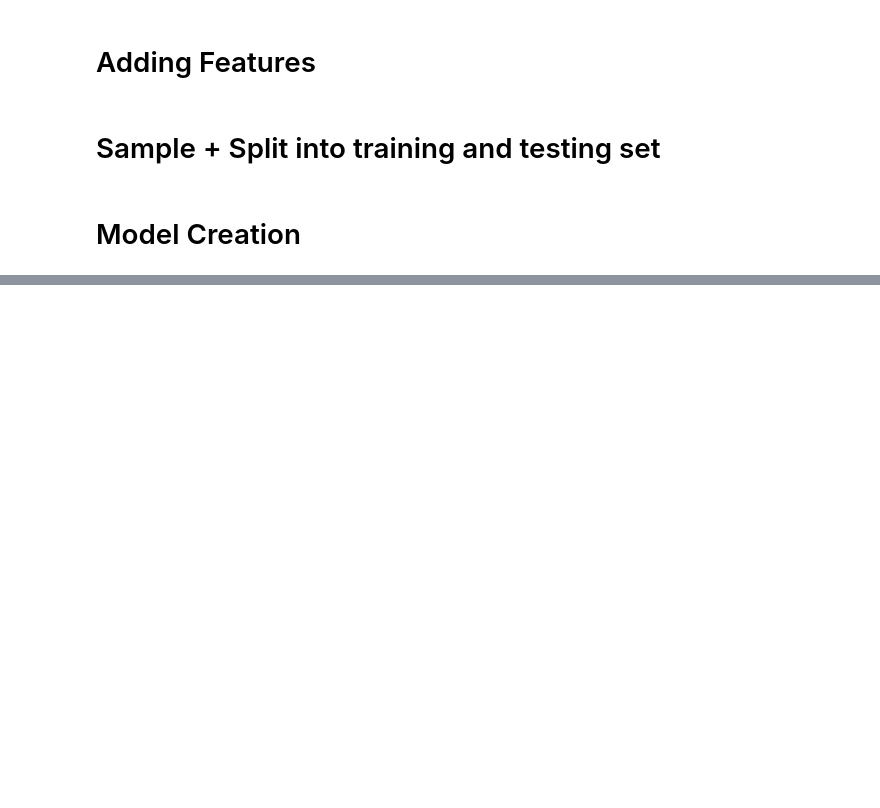
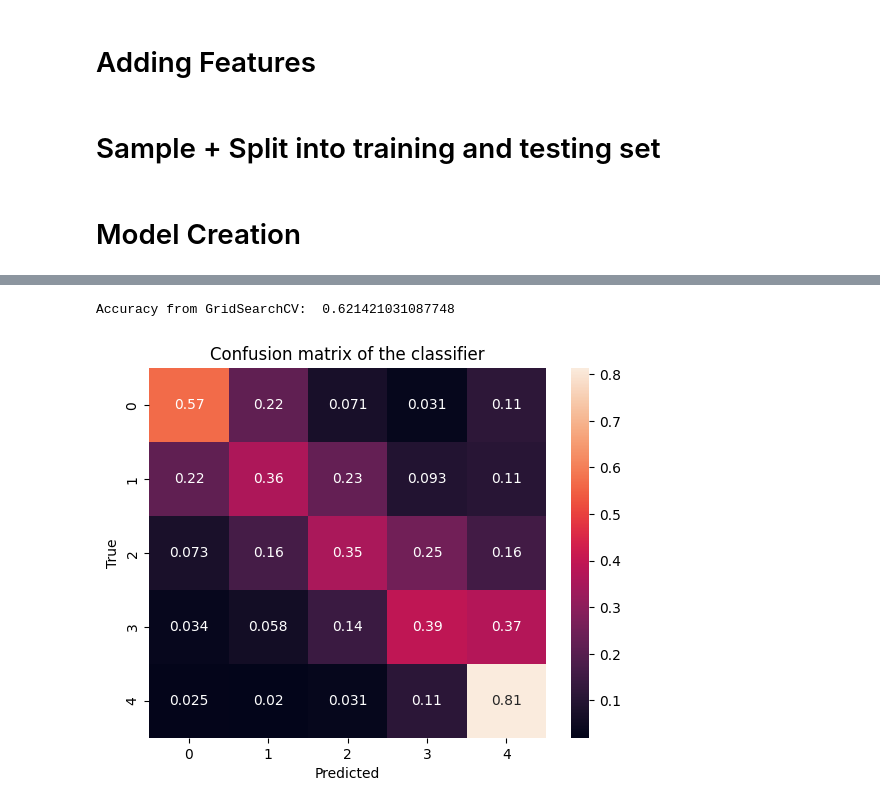
Before and after one commit to shanji361/RatingPrediction, a Jupyter notebook: starter_code.ipynb, the cells around one changed output, grey strips where cells are left out. Saved outputs shown, nothing was run; the diff lists cells and outputs as text; code cells hidden in the pictures; blank space fills up the shorter version.

```diff
--- a/starter_code.ipynb
+++ b/starter_code.ipynb
@@ -88,11 +128,3 @@ else:
     X_train.to_csv("./data/X_train.csv", index=False)
 # %% [markdown]
 # Sample + Split into training and testing set
-# %%
-# Split training set into training and testing set
-X_train, X_test, Y_train, Y_test = train_test_split(
-    X_train.drop(columns=['Score']),
-    X_train['Score'],
-    test_size=1/4.0,
-    random_state=0
-)
@@ -134,2 +237,48 @@ Accuracy on testing set =  0.4941077622422819
+# %%
+
+
+scale = StandardScaler(with_mean = False)
+X_train_new = scale.fit_transform(X_train_stacked)
+X_test_new = scale.transform(X_test_stacked)
+X_submission_new = scale.transform(X_submission_stacked)
+
+
+
+X_train_final, _, Y_train_final, _ = train_test_split(
+    X_train_new, Y_train, train_size=100000, random_state=123, stratify=Y_train
+)
+
+param_grid = {'C': [0.1, 1, 2, 3], 'loss': ['squared_hinge']}
+svc = LinearSVC(random_state=123, max_iter=10000, dual=False, class_weight='balanced')
+
+gs = GridSearchCV(estimator=svc, param_grid=param_grid, cv=3, scoring='accuracy', n_jobs=-1)
+gs.fit(X_train_final, Y_train_final)
+
+model = gs.best_estimator_
+
+# Predicting on the test set
+Y_test_predictions = model.predict(X_test_new)
+
+accuracy = accuracy_score(Y_test, Y_test_predictions)
+print("Accuracy from GridSearchCV: ", accuracy)
+
+
+# model = RandomForestClassifier(n_estimators = 100, max_depth = None, n_jobs = -1, class_weight = "balanced", random_state = 123)
+# model.fit(X_train_select, Y_train)
+# Y_test_predictions = model.predict(X_test_select)
+# accuracy = accuracy_score(Y_test, Y_test_predictions)
+# print("Random Forest Model Accuracy: ", accuracy)
+
+
+
+cm = confusion_matrix(Y_test, Y_test_predictions, normalize='true')
+sns.heatmap(cm, annot=True)
+plt.title('Confusion matrix of the classifier')
+plt.xlabel('Predicted')
+plt.ylabel('True')
+plt.show()
+# %% [output]
+Accuracy from GridSearchCV:  0.621421031087748
+[figure, added]
 # %%
 # Create the submission file
```
Also changed, not shown: parts of 6 cells of this notebook.
